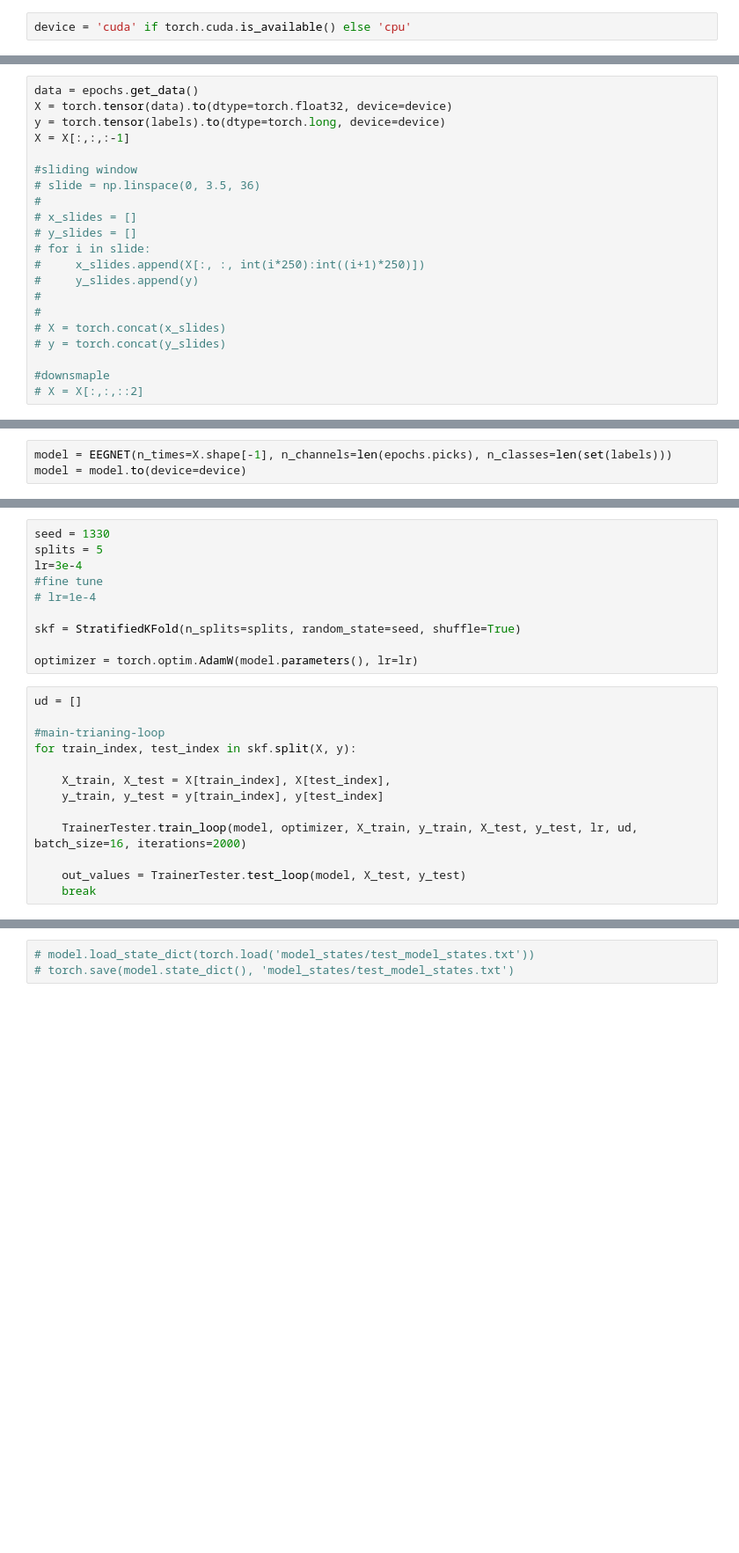
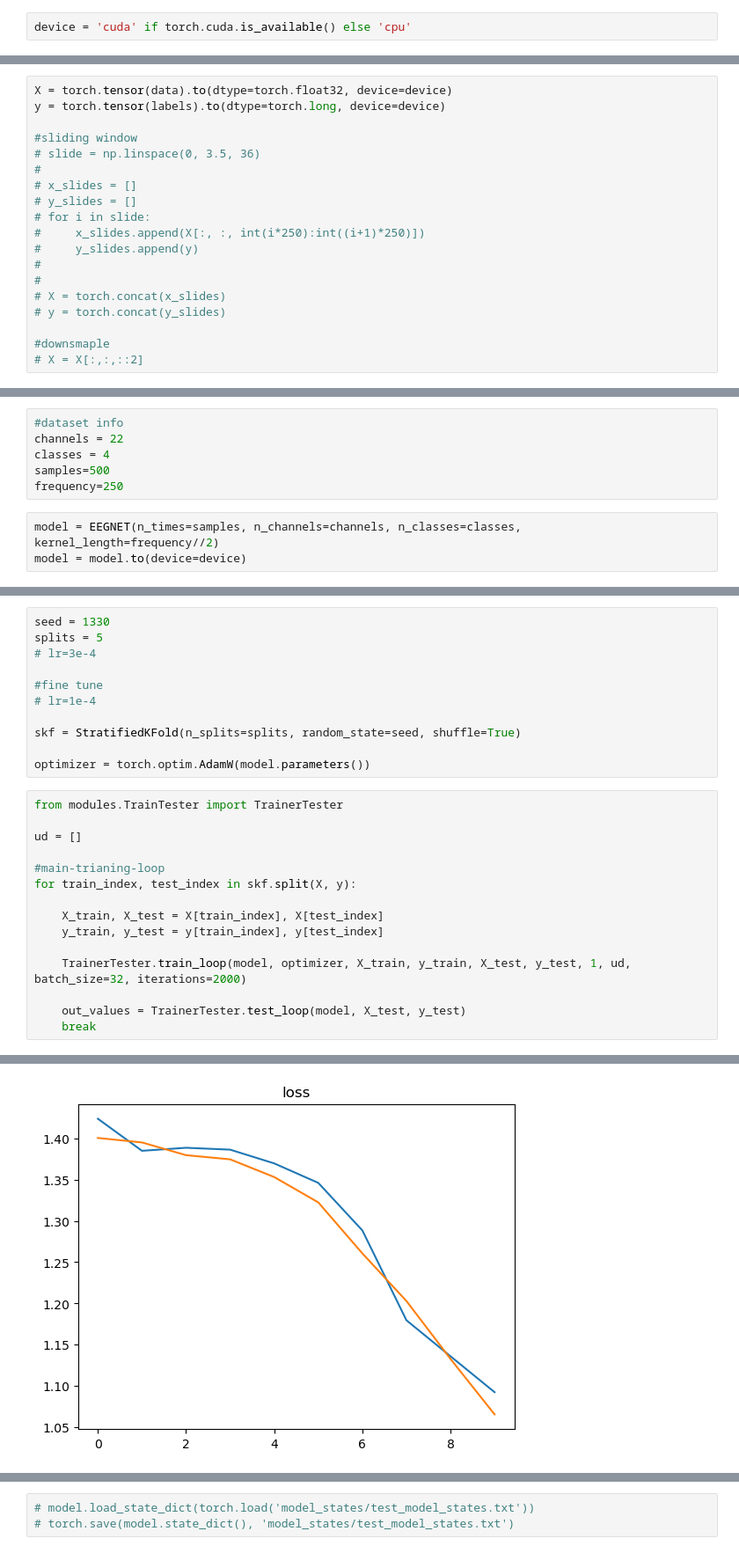
Before and after one commit to DVrobotic/eegnet-testing, a Jupyter notebook: eggnet-vision-transformer.ipynb, the cells around one changed output, grey strips where cells are left out. Shown at 88% size. Drawn from its saved outputs; the diff is of its cells as text; blank space fills up the shorter version.

Commit message:
overfit and dataset improved and completly fixed

```diff
--- a/eggnet-vision-transformer.ipynb
+++ b/eggnet-vision-transformer.ipynb
@@ -411,8 +320,6 @@ array([0. , 0.1, 0.2, 0.3, 0.4, 0.5, 0.6, 0.7, 0.8, 0.9, 1. , 1.1, 1.2,
 # %%
-data = epochs.get_data()
 X = torch.tensor(data).to(dtype=torch.float32, device=device)
 y = torch.tensor(labels).to(dtype=torch.long, device=device)
-X = X[:,:,:-1]
 
 #sliding window
 # slide = np.linspace(0, 3.5, 36)
@@ -436,5 +339,11 @@ torch.Size([576, 22, 1250])
+# %%
+#dataset info
+channels = 22
+classes = 4
+samples=500
+frequency=250
 # %%
-model = EEGNET(n_times=X.shape[-1], n_channels=len(epochs.picks), n_classes=len(set(labels)))
+model = EEGNET(n_times=samples, n_channels=channels, n_classes=classes, kernel_length=frequency//2)
 model = model.to(device=device)
 # %% [output]
 dim:  8
@@ -468,23 +378,27 @@ total:  10976
 # %%
 seed = 1330
 splits = 5
-lr=3e-4
+# lr=3e-4
+
 #fine tune
 # lr=1e-4
 
 skf = StratifiedKFold(n_splits=splits, random_state=seed, shuffle=True)
 
-optimizer = torch.optim.AdamW(model.parameters(), lr=lr)
+optimizer = torch.optim.AdamW(model.parameters())
 # %%
+from modules.TrainTester import TrainerTester
+
 ud = []
 
 #main-trianing-loop
 for train_index, test_index in skf.split(X, y):
 
-    X_train, X_test = X[train_index], X[test_index],
+    X_train, X_test = X[train_index], X[test_index]
     y_train, y_test = y[train_index], y[test_index]
 
-    TrainerTester.train_loop(model, optimizer, X_train, y_train, X_test, y_test, lr, ud, batch_size=16, iterations=2000)
+    TrainerTester.train_loop(model, optimizer, X_train, y_train, X_test, y_test, 1, ud, batch_size=32, iterations=2000)
 
     out_values = TrainerTester.test_loop(model, X_test, y_test)
     break
+# %% [output]
@@ -490,0 +406 @@ for train_index, test_index in skf.split(X, y):
+[figure, added]
```
Also changed, not shown: parts of 12 cells of this notebook, 1 other file.
